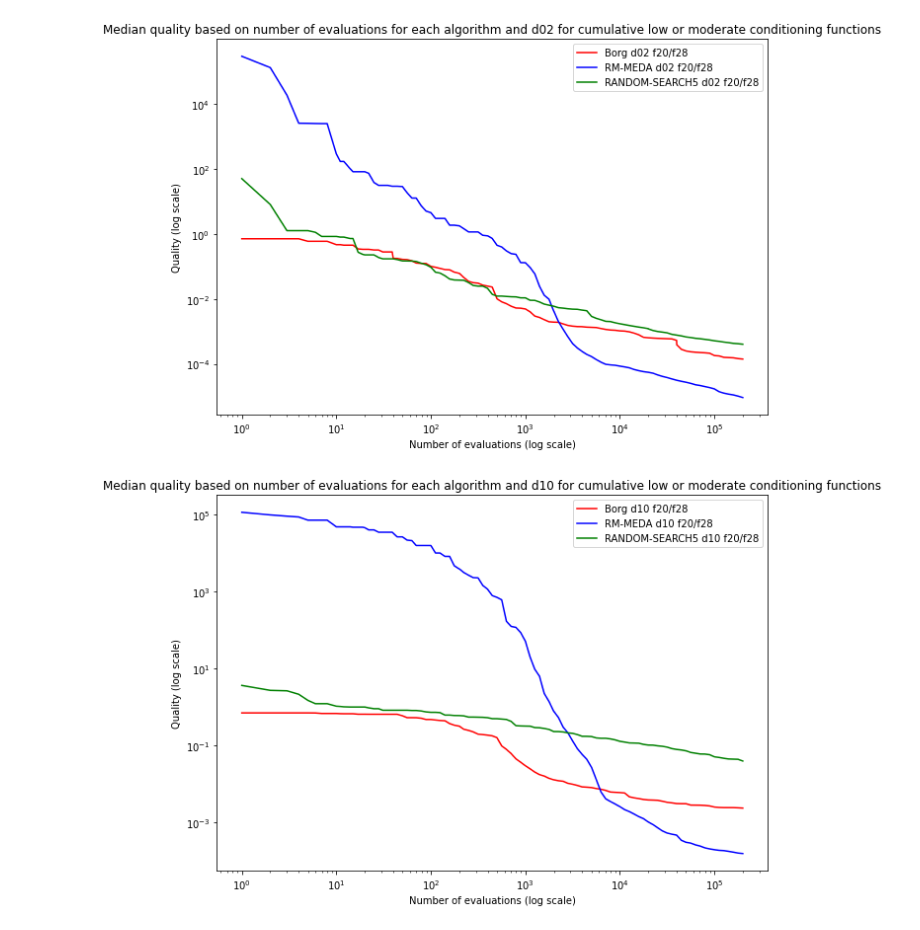
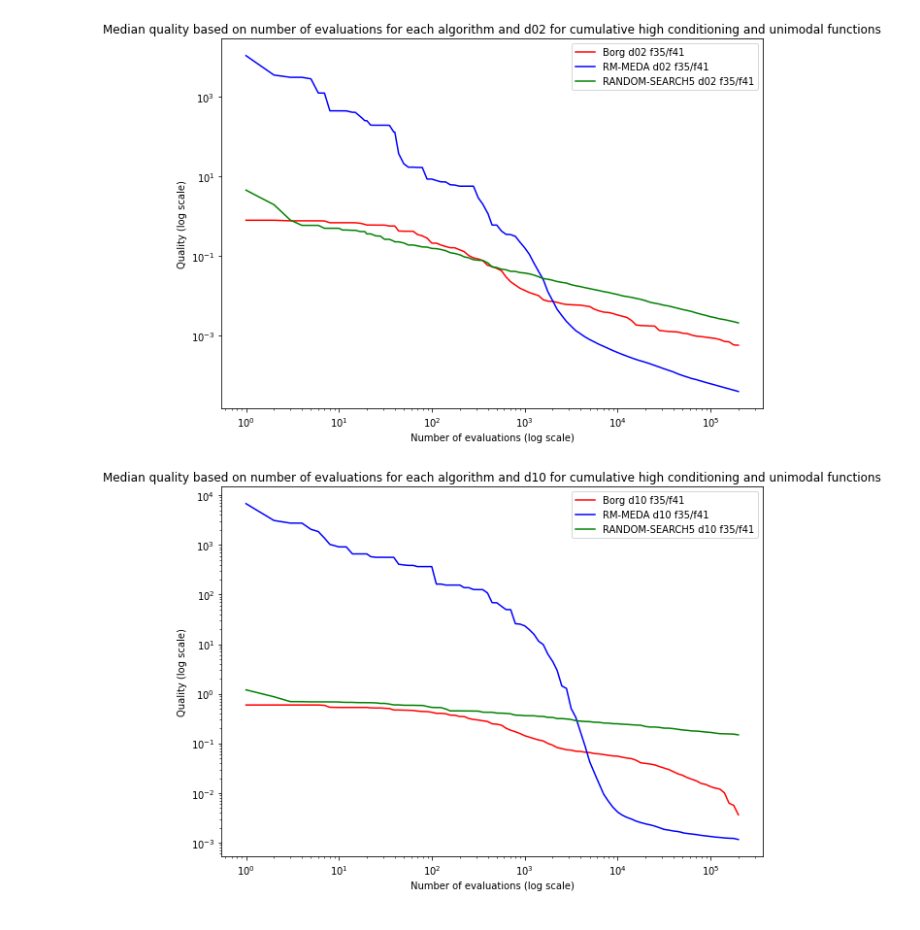
Before and after one commit to keiz44l/initiation_recherche, a Jupyter notebook: High conditioning and unimodal/High conditioning and unimodal.ipynb, the cells around one changed output. Saved outputs shown, nothing was run; the diff lists cells and outputs as text; code cells hidden in the pictures.

```diff
--- a/High conditioning and unimodal/High conditioning and unimodal.ipynb
+++ b/High conditioning and unimodal/High conditioning and unimodal.ipynb
@@ -5,7 +5,7 @@ import numpy as np
 for j in ["d02", "d10", "d20"]:
     fig, ax = plt.subplots()
     fig.set_size_inches(10, 7)
-    ax.set_title(f"Median quality based on number of evaluations for each algorithm and {j} for Low or moderate conditioning functions f20 and f28")
+    ax.set_title(f"Median quality based on number of evaluations for each algorithm and {j} for High conditioning and unimodal functions f35 and f41")
     ax.set_xlabel("Number of evaluations (log scale)")
     ax.set_ylabel("Quality (log scale)")
     ax.set_xscale("log")
@@ -14,7 +14,7 @@ for j in ["d02", "d10", "d20"]:
     algo = ["Borg", "RM-MEDA","RANDOM-SEARCH5"]
     for i in range(3):
         # for each dimension
-        for k in ["f20", "f28"]:
+        for k in ["f35", "f41"]:
             match i:
                 case 0:
                     color = "red"
@@ -53,10 +53,10 @@ for j in ["d02", "d10", "d20"]:
 
             # Interpolation to make tables
             valeurs_seuils = {}
-            for z in range(1, 5):
+            for z in range(0, 6):
                 valeurs_seuils[10**z] = np.interp(10**z, list(median.keys()), list(median.values()))
 
-            with open(f"Tables/median_quality_low_moderate_{j}.txt", "a") as file:
+            with open(f"Tables/median_quality_high_unimodal_{j}.txt", "a") as file:
                 file.write(f"{algo[i]} {j} {k}\n")
                 file.write(str(valeurs_seuils) + "\n")
                 file.write("-------------------\n \n")
@@ -66,5 +66,5 @@ for j in ["d02", "d10", "d20"]:
 
     plt.legend()
     plt.show()
-    fig.savefig(f"Pictures/median_quality_low_moderate_{j}.png")
+    fig.savefig(f"Pictures/median_quality_high_unimodal_{j}.png")
 # %% [output]
@@ -75,7 +75,7 @@ for j in ["d02", "d10", "d20"]:
 for j in ["d02", "d10", "d20"]:
     fig, ax = plt.subplots()
     fig.set_size_inches(10, 7)
-    ax.set_title(f"Median quality based on number of evaluations for each algorithm and {j} for cumulative low or moderate conditioning functions")
+    ax.set_title(f"Median quality based on number of evaluations for each algorithm and {j} for cumulative high conditioning and unimodal functions")
     ax.set_xlabel("Number of evaluations (log scale)")
     ax.set_ylabel("Quality (log scale)")
     ax.set_xscale("log")
@@ -91,10 +91,10 @@ for j in ["d02", "d10", "d20"]:
             case 2:
                 color = "green"
 
-        # for f20
+        # for f35
         instances = []
         instance = {}
-        with open("../Algorithmes/" + algo[i] + "/Data/bbob-biobj_" + "f20" +"_" + j +"_hyp.tdat") as file:
+        with open("../Algorithmes/" + algo[i] + "/Data/bbob-biobj_" + "f35" +"_" + j +"_hyp.tdat") as file:
             for line in file:
                 if line[0] == "%" and instance:
                     instances.append(instance)
@@ -120,10 +120,10 @@ for j in ["d02", "d10", "d20"]:
         for x in median:
             median[x] = np.median(median[x])
 
-        # for f28
+        # for f41
         instances = []
         instance = {}
-        with open("../Algorithmes/" + algo[i] + "/Data/bbob-biobj_" + "f28" +"_" + j +"_hyp.tdat") as file:
+        with open("../Algorithmes/" + algo[i] + "/Data/bbob-biobj_" + "f41" +"_" + j +"_hyp.tdat") as file:
             for line in file:
                 if line[0] == "%" and instance:
                     instances.append(instance)
@@ -138,37 +138,37 @@ for j in ["d02", "d10", "d20"]:
         # convert to numpy array
         for n, instance in enumerate(instances):
             instances[n] = np.array(list(instance.items()))
 
         # Do the median
         median2 = {}
         for instance in instances:
             for x, y in instance:
                 if x not in median2:
                     median2[x] = []
                 median2[x].append(y)
         for x in median2:
             median2[x] = np.median(median2[x])
 
         # Cumulative median
         for x in median:
             median[x] = (median[x] + median2[x]) / 2
 
         # Interpolation to make tables
         valeurs_seuils = {}
-        for z in range(1, 5):
+        for z in range(0, 6):
             valeurs_seuils[10**z] = np.interp(10**z, list(median.keys()), list(median.values()))
 
-        with open(f"Tables/median_quality_low_moderate_{j}_cumulative.txt", "a") as file:
-            file.write(f"{algo[i]} {j} f20/f28 cumulative\n")
+        with open(f"Tables/median_quality_high_unimodal_{j}_cumulative.txt", "a") as file:
+            file.write(f"{algo[i]} {j} f35/f41 cumulative\n")
             file.write(str(valeurs_seuils) + "\n")
             file.write("-------------------\n \n")
 
         # plot
-        ax.plot(list(median.keys()), list(median.values()), label=f"{algo[i]} {j} f20/f28", color=color)
+        ax.plot(list(median.keys()), list(median.values()), label=f"{algo[i]} {j} f35/f41", color=color)
 
     plt.legend()
     plt.show()
-    fig.savefig(f"Pictures/median_quality_low_moderate_{j}_cumulative.png")
+    fig.savefig(f"Pictures/median_quality_high_unimodal_{j}_cumulative.png")
 # %% [output]
-[figure, old version]
+[figure, new version]
-[figure, old version]
+[figure, new version]
```
Also changed, not shown: parts of 2 cells of this notebook, 27 other files.
